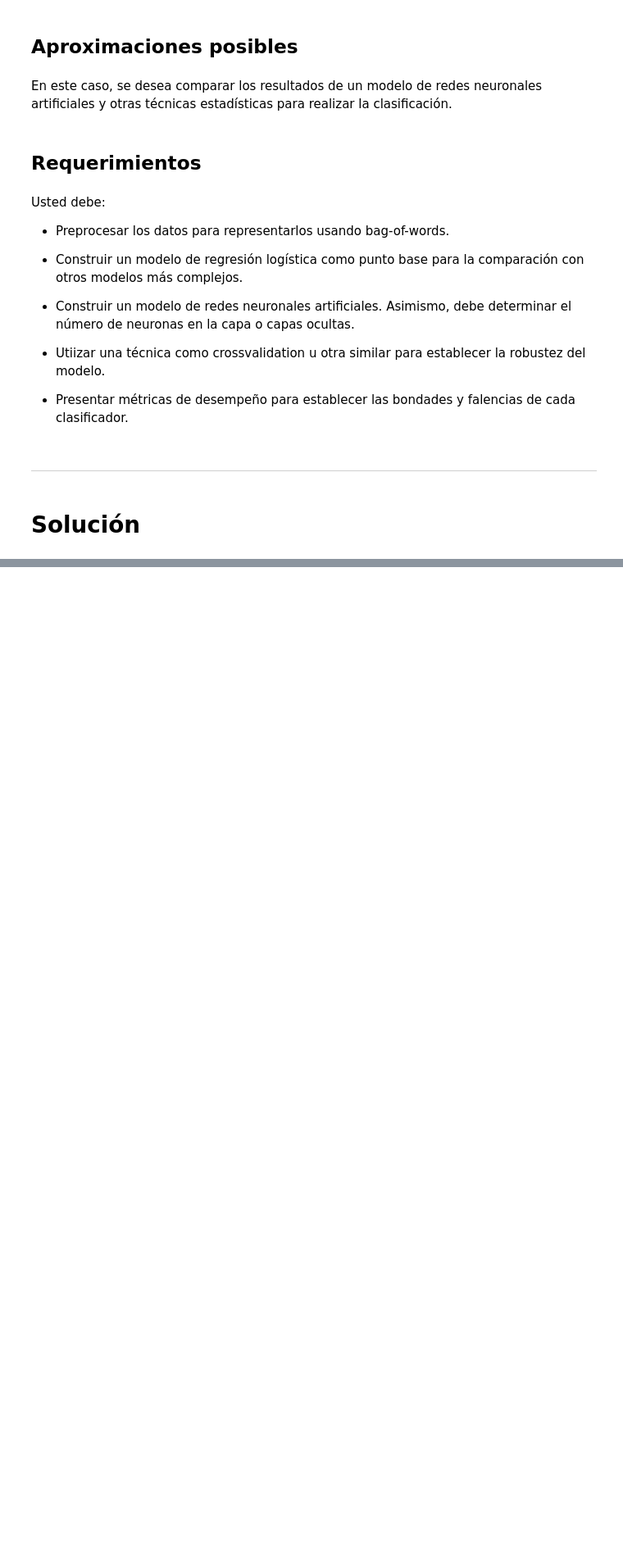
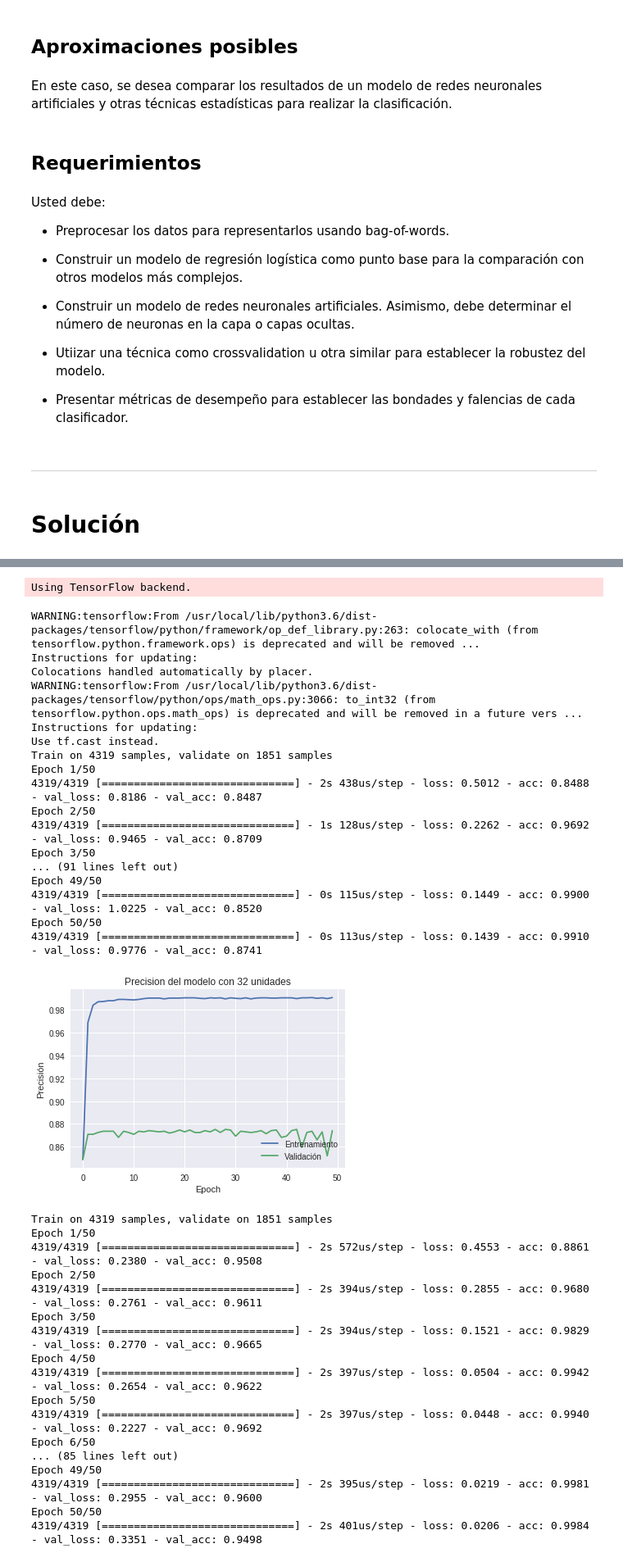
Before and after one commit to ann-2018-03/evaluacion-Daniel2894, a Jupyter notebook: 03-spam.ipynb, the cells around one changed output, grey strips where cells are left out. Shown at 82% size. Saved outputs shown, nothing was run; the diff lists cells and outputs as text; code cells hidden in the pictures; blank space fills up the shorter version.

```diff
--- a/03-spam.ipynb
+++ b/03-spam.ipynb
@@ -92,0 +322,4 @@ print(sms_df.shape) # deberia ser 1897 filas + 4397 filas = 6294 filas y 2 colum
+# %%
+from sklearn.linear_model import LogisticRegression
+logmodel = LogisticRegression()
+logmodel.fit(X_train,y_train)
@@ -92,0 +375,73 @@ print(sms_df.shape) # deberia ser 1897 filas + 4397 filas = 6294 filas y 2 colum
+# %%
+def print_history(fitted_model, units):
+    plt.plot(fitted_model.history['acc'])
+    plt.plot(fitted_model.history['val_acc'])
+    plt.title('Precision del modelo con {} unidades'.format(units))
+    plt.ylabel('Precisión')
+    plt.xlabel('Epoch')
+    plt.legend(['Entrenamiento', 'Validación'], loc='lower right')
+    plt.show()
+# %%
+import keras
+
+num_classes = 2
+
+y_train = keras.utils.to_categorical(y_train, num_classes)
+y_test = keras.utils.to_categorical(y_test, num_classes)
+# %% [output]
+Using TensorFlow backend.
+# %%
+from keras.layers import Dense # Capa de red neuronal regular
+from keras.models import Sequential # Configura el modelo para el entrenamiento
+
+number_of_features = df_feat.shape[1]
+quantity_of_units = [32, 2064, 6124, number_of_features] # Diferentes valores de unit para evaluar el modelo
+# %%
+for units in quantity_of_units:
+    model=Sequential()
+    model.add(Dense(units, input_dim=number_of_features, activation='relu'))
+    keras.layers.core.Dropout(rate=0.4) # Creamos una capa oculta para regularizar y evitar sobre-entrenamientos
+    model.add(Dense(num_classes,input_dim=number_of_features,activation='softmax')) # Creamos la capa de salida
+
+    # Vamos a usar el optimizador adam para compilar el modelo y vamos a usar la precisión como metrica
+    model.compile(loss='categorical_crossentropy', optimizer="adam", metrics=['accuracy'])
+
+    # Entrenamos el modelo y hacemos la validación
+    fit_history = model.fit(X_train,y_train,epochs=50,batch_size=128,validation_data=(X_test,y_test))
+    print_history(fit_history, units) # Graficamos la precisión a lo largo del entrenamiento
+# %% [output]
+WARNING:tensorflow:From /usr/local/lib/python3.6/dist-packages/tensorflow/python/framework/op_def_library.py:263: colocate_with (from tensorflow.python.framework.ops) is deprecated and will be removed ...
+Instructions for updating:
+Colocations handled automatically by placer.
+WARNING:tensorflow:From /usr/local/lib/python3.6/dist-packages/tensorflow/python/ops/math_ops.py:3066: to_int32 (from tensorflow.python.ops.math_ops) is deprecated and will be removed in a future vers ...
+Instructions for updating:
+Use tf.cast instead.
+Train on 4319 samples, validate on 1851 samples
+Epoch 1/50
+4319/4319 [==============================] - 2s 438us/step - loss: 0.5012 - acc: 0.8488 - val_loss: 0.8186 - val_acc: 0.8487
+Epoch 2/50
+4319/4319 [==============================] - 1s 128us/step - loss: 0.2262 - acc: 0.9692 - val_loss: 0.9465 - val_acc: 0.8709
+Epoch 3/50
+... (91 lines left out)
+Epoch 49/50
+4319/4319 [==============================] - 0s 115us/step - loss: 0.1449 - acc: 0.9900 - val_loss: 1.0225 - val_acc: 0.8520
+Epoch 50/50
+4319/4319 [==============================] - 0s 113us/step - loss: 0.1439 - acc: 0.9910 - val_loss: 0.9776 - val_acc: 0.8741
+[figure, added]
+Train on 4319 samples, validate on 1851 samples
+Epoch 1/50
+4319/4319 [==============================] - 2s 572us/step - loss: 0.4553 - acc: 0.8861 - val_loss: 0.2380 - val_acc: 0.9508
+Epoch 2/50
+4319/4319 [==============================] - 2s 394us/step - loss: 0.2855 - acc: 0.9680 - val_loss: 0.2761 - val_acc: 0.9611
+Epoch 3/50
+4319/4319 [==============================] - 2s 394us/step - loss: 0.1521 - acc: 0.9829 - val_loss: 0.2770 - val_acc: 0.9665
+Epoch 4/50
+4319/4319 [==============================] - 2s 397us/step - loss: 0.0504 - acc: 0.9942 - val_loss: 0.2654 - val_acc: 0.9622
+Epoch 5/50
+4319/4319 [==============================] - 2s 397us/step - loss: 0.0448 - acc: 0.9940 - val_loss: 0.2227 - val_acc: 0.9692
+Epoch 6/50
+... (85 lines left out)
+Epoch 49/50
+4319/4319 [==============================] - 2s 395us/step - loss: 0.0219 - acc: 0.9981 - val_loss: 0.2955 - val_acc: 0.9600
+Epoch 50/50
+4319/4319 [==============================] - 2s 401us/step - loss: 0.0206 - acc: 0.9984 - val_loss: 0.3351 - val_acc: 0.9498
```
Also changed, not shown: parts of 53 cells of this notebook.
